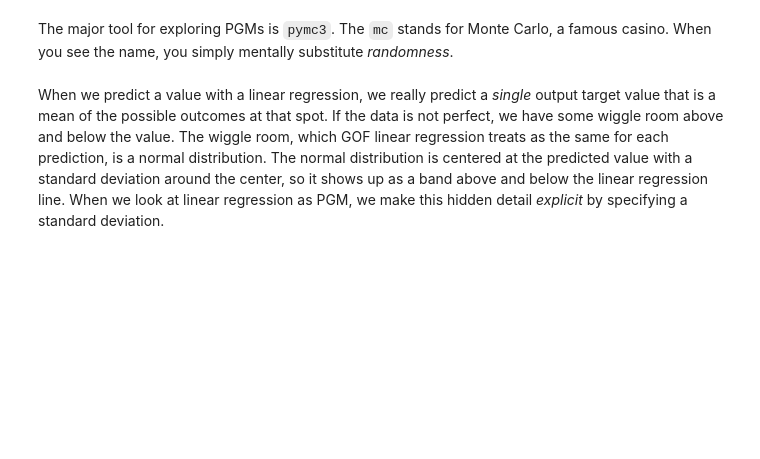
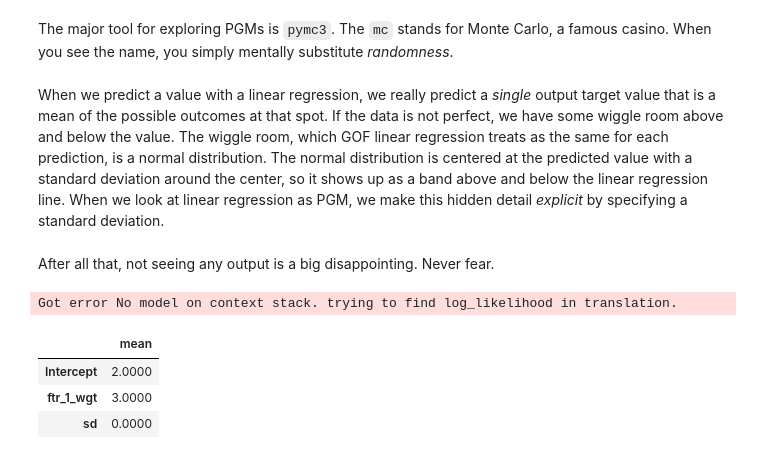
Before and after one commit to sminerport/ml-4-every1, a Jupyter notebook: chapter-15-connections-extensions-and-further-directions.ipynb, the cells around one changed output. Drawn from its saved outputs; the diff is of its cells as text; code cells hidden in the pictures; blank space fills up the shorter version.

```diff
--- a/chapter-15-connections-extensions-and-further-directions.ipynb
+++ b/chapter-15-connections-extensions-and-further-directions.ipynb
@@ -578,3 +578,13 @@ with pm.Model() as model:
                        mu=preds, sd=sd,
                        observed=linreg_table['tgt'])
     linreg_trace = pm.sample(1000, progressbar=False)
+# %% [markdown]
+After all that, not seeing any output is a big disappointing. Never fear.
+# %%
+pm.summary(linreg_trace)[['mean']]
+# %% [output]
+Got error No model on context stack. trying to find log_likelihood in translation.
+|  | mean |
+| Intercept | 2.0000 |
+| ftr_1_wgt | 3.0000 |
+| sd | 0.0000 |
```
Also changed, not shown: parts of 7 cells of this notebook.
